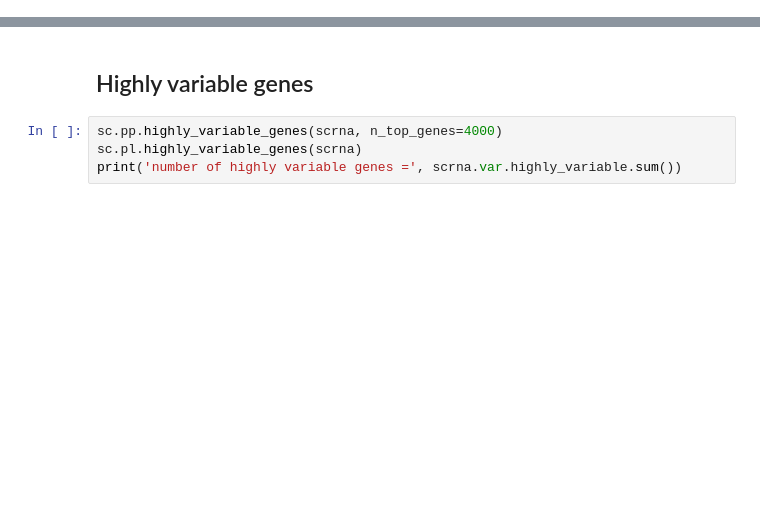
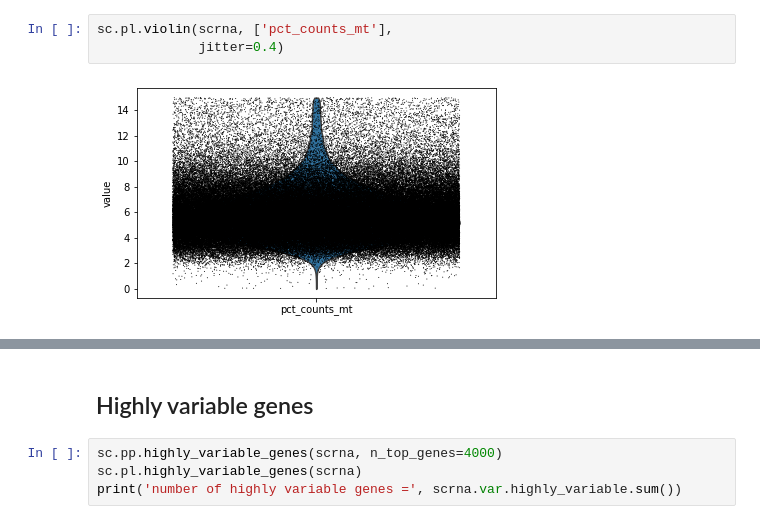
Before and after one commit to theislab/multigrate_reproducibility, a Jupyter notebook: notebooks/preprocessing/hao2020.ipynb, the cells around one changed output, grey strips where cells are left out. Saved outputs shown, nothing was run; the diff lists cells and outputs as text; blank space fills up the shorter version.

```diff
--- a/notebooks/preprocessing/hao2020.ipynb
+++ b/notebooks/preprocessing/hao2020.ipynb
@@ -93,0 +58,5 @@ sc.pl.umap(scrna, color = ['cell_type', 'celltype.l2', 'celltype.l3'], ncols=1)
+# %%
+sc.pl.violin(scrna, ['pct_counts_mt'],
+             jitter=0.4)
+# %% [output]
+[figure, added]
```
Also changed, not shown: parts of 68 cells of this notebook, 34 other files.
